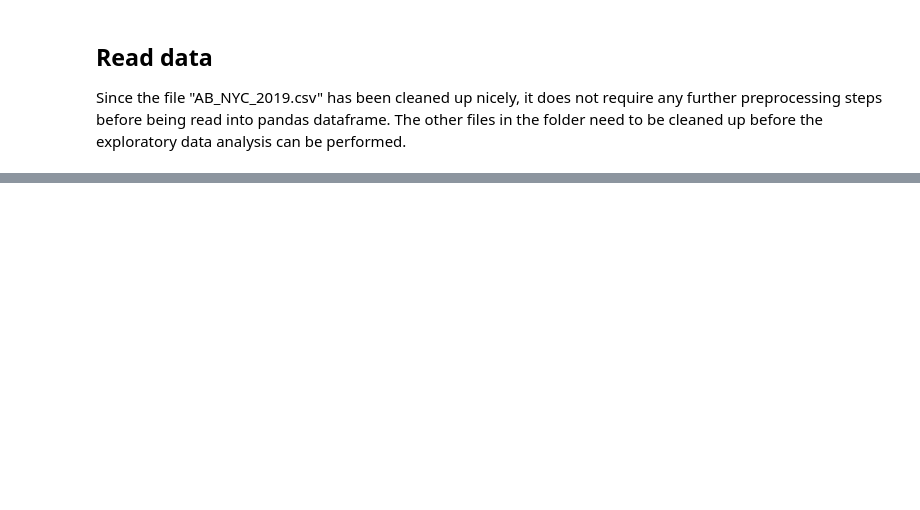
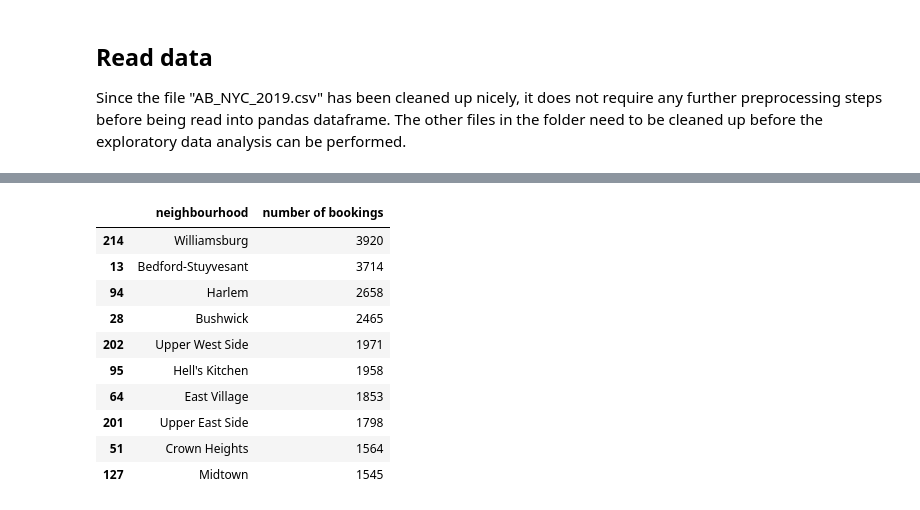
Before and after one commit to AnhVu3011/eda_in_python, a Jupyter notebook: eda_in_python.ipynb, the cells around one changed output, grey strips where cells are left out. Saved outputs shown, nothing was run; the diff lists cells and outputs as text; code cells hidden in the pictures; blank space fills up the shorter version.

```diff
--- a/eda_in_python.ipynb
+++ b/eda_in_python.ipynb
@@ -31,0 +35,18 @@ NameError: name 'pd' is not defined
+# %%
+# find the top neighborhoods with listings
+
+by_neighbourhood = listings.groupby("neighbourhood", as_index = False)["id"].count().rename(columns = {"id": "number of bookings"})
+top_10 = by_neighbourhood.sort_values(by = "number of bookings", ascending = False).head(10)
+top_10
+# %% [output]
+|  | neighbourhood | number of bookings |
+| 214 | Williamsburg | 3920 |
+| 13 | Bedford-Stuyvesant | 3714 |
+| 94 | Harlem | 2658 |
+| 28 | Bushwick | 2465 |
+| 202 | Upper West Side | 1971 |
+| 95 | Hell's Kitchen | 1958 |
+| 64 | East Village | 1853 |
+| 201 | Upper East Side | 1798 |
+| 51 | Crown Heights | 1564 |
+| 127 | Midtown | 1545 |
```
Also changed, not shown: parts of 4 cells of this notebook.
